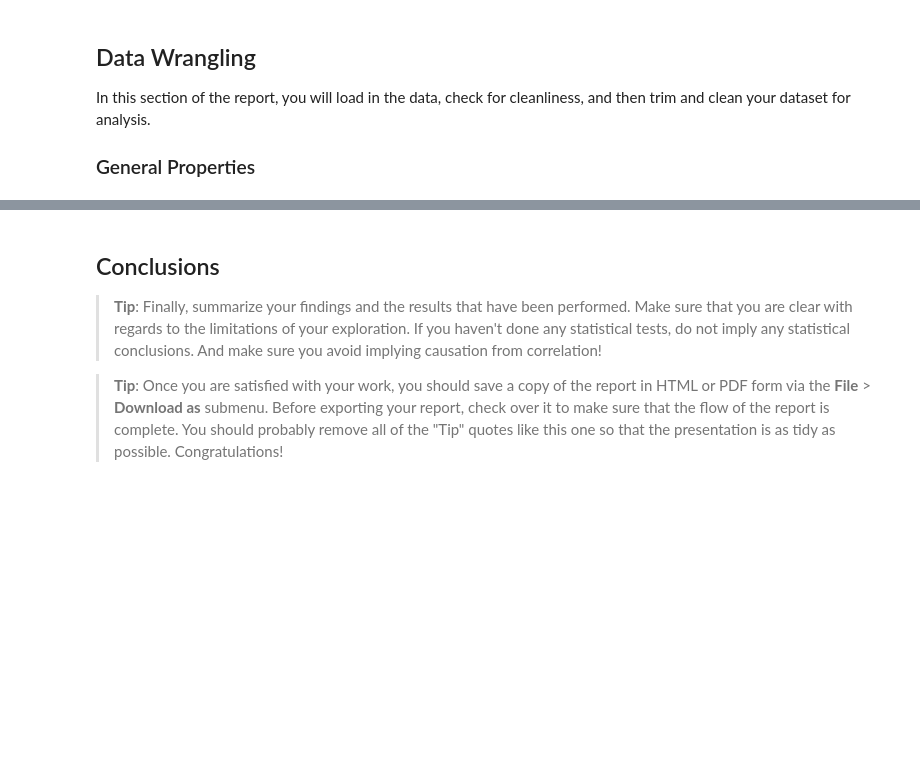
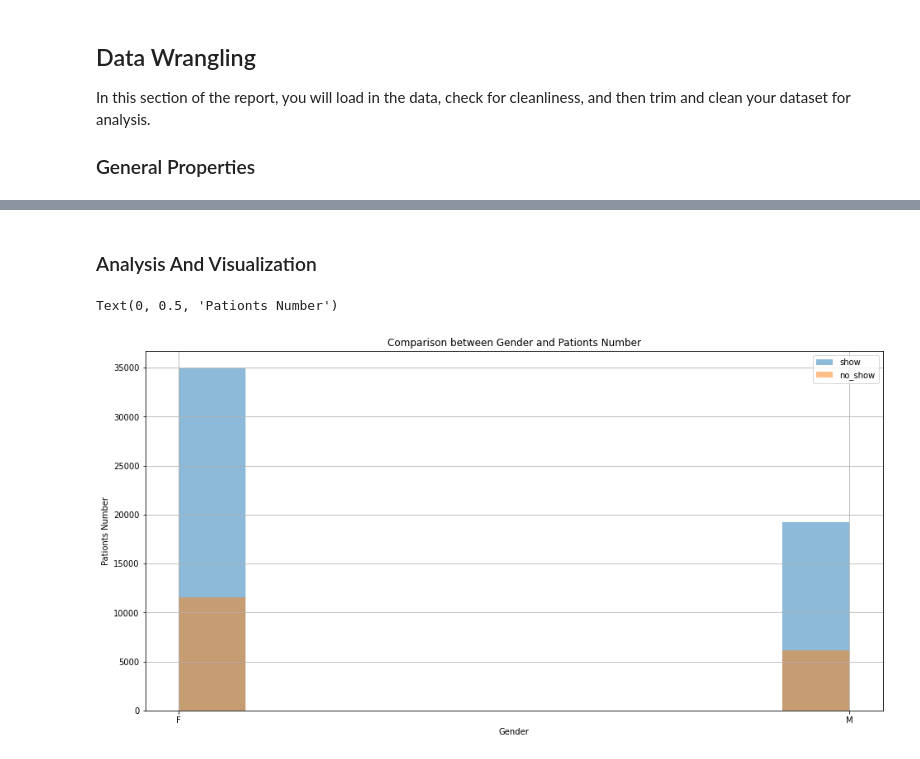
Before and after one commit to Abdellatif-Elfeke/Investigate-a-Dataset, a Jupyter notebook: investigate_a_dataset_template.ipynb, the cells around one changed output, grey strips where cells are left out. Saved outputs shown, nothing was run; the diff lists cells and outputs as text; code cells hidden in the pictures; blank space fills up the shorter version.

```diff
--- a/investigate_a_dataset_template.ipynb
+++ b/investigate_a_dataset_template.ipynb
@@ -86,0 +180,4 @@ ParserError: ignored
+# %%
+show = df['No-show']=='No'
+no_show = df['No-show']=='Yes'
+df[show].count(),df[no_show].count()
@@ -87,11 +220,16 @@ ParserError: ignored
+# %% [markdown]
+### Analysis And Visualization
 # %%
 # Continue to explore the data to address your additional research
 #   questions. Add more headers as needed if you have more questions to
 #   investigate.
+plt.figure(figsize=[16,8])
+df.Gender[show].hist(alpha=0.5 , label = 'show')
+df.Gender[no_show].hist(alpha=0.5 , label = 'no_show')
+plt.legend()
+plt.title('Comparison between Gender and Pationts Number')
+plt.xlabel('Gender')
+plt.ylabel('Pationts Number')
+# %% [output]
+Text(0, 0.5, 'Pationts Number')
+[figure, added]
-# %% [markdown]
-<a id='conclusions'></a>
-## Conclusions
-
-> **Tip**: Finally, summarize your findings and the results that have been performed. Make sure that you are clear with regards to the limitations of your exploration. If you haven't done any statistical tests, do not imply any statistical conclusions. And make sure you avoid implying causation from correlation!
-
-> **Tip**: Once you are satisfied with your work, you should save a copy of the report in HTML or PDF form via the **File** > **Download as** submenu. Before exporting your report, check over it to make sure that the flow of the report is complete. You should probably remove all of the "Tip" quotes like this one so that the presentation is as tidy as possible. Congratulations!
```
Also changed, not shown: parts of 29 cells of this notebook.
